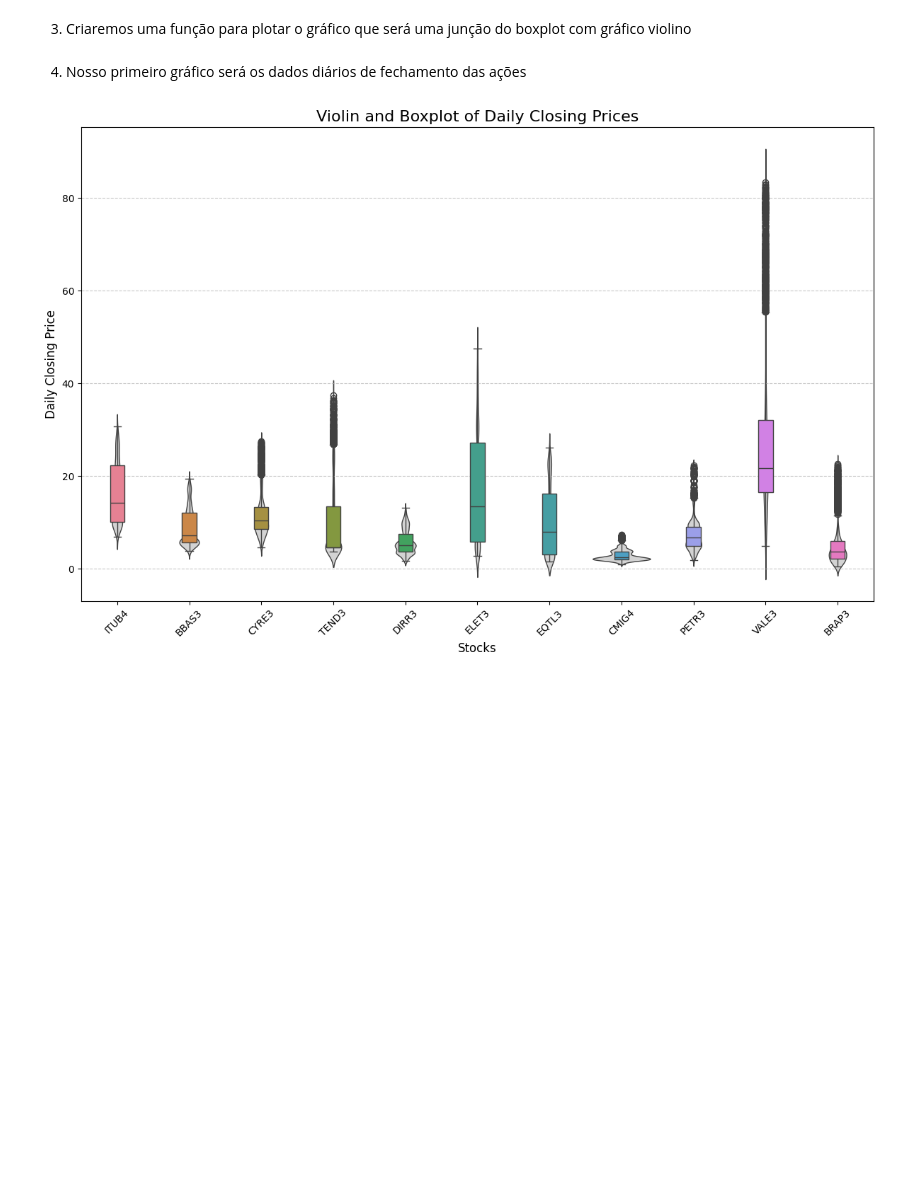
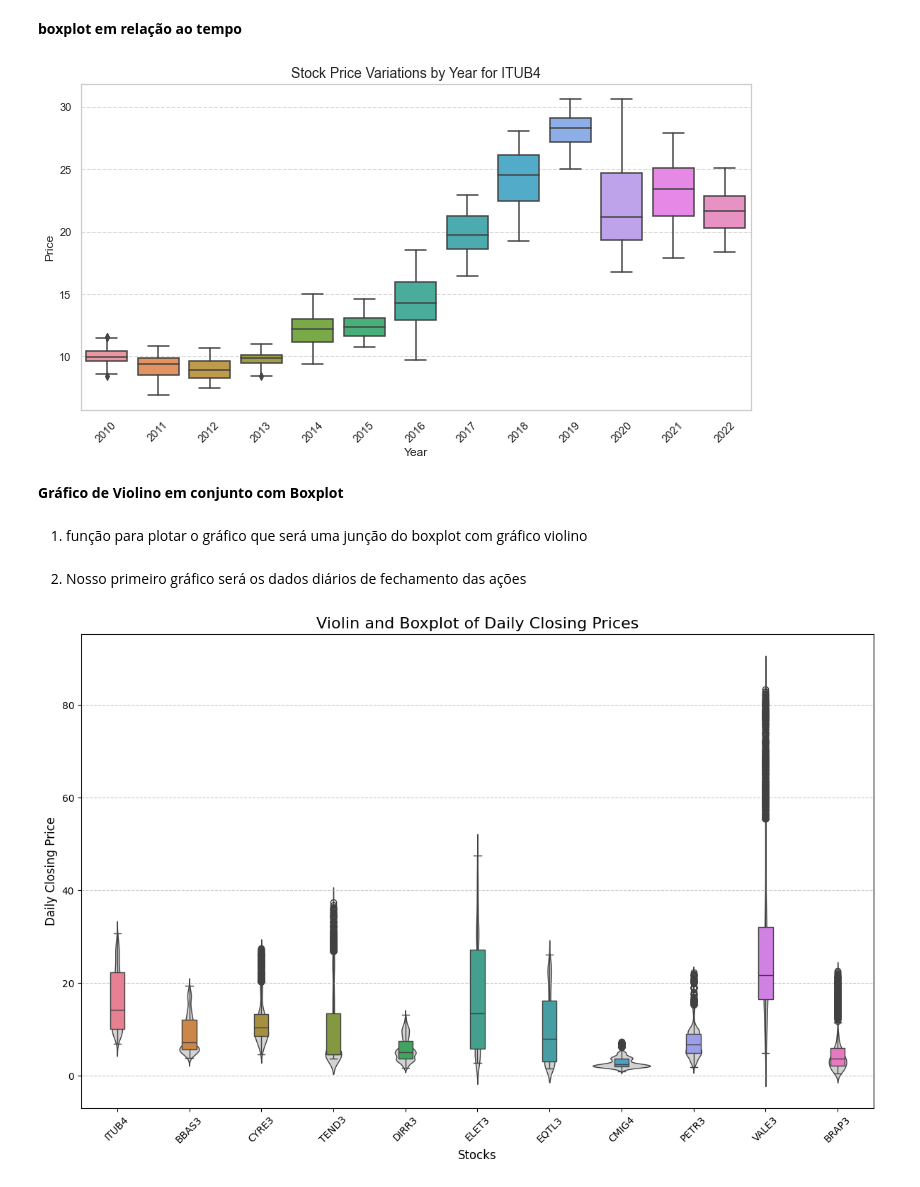
Before and after one commit to diogobrasil/analises-tcc-cripto, a Jupyter notebook: main/classes/Visualization/b3_analysis_charts/distrbuitions.ipynb, the cells around one changed output. Drawn from its saved outputs; the diff is of its cells as text; code cells hidden in the pictures; blank space fills up the shorter version.

```diff
--- a/main/classes/Visualization/b3_analysis_charts/analysis_boxplot_violin_chart.ipynb
+++ b/main/classes/Visualization/b3_analysis_charts/distrbuitions.ipynb
@@ -20,5 +42,27 @@ acoes_data.set_index('Date', inplace=True)
+# %% [markdown]
+**boxplot em relação ao tempo**
+# %%
+import seaborn as sns
+
+# Function to create a boxplot for a specific stock using seaborn
+def create_seaborn_boxplot(data, stock_column, title_prefix="Price Variations"):
+    plt.figure(figsize=(12, 6))
+    sns.boxplot(data=data, x='Year', y=stock_column)
+    plt.title(f'{title_prefix} by Year for {stock_column}', fontsize=14)
+    plt.xlabel('Year', fontsize=12)
+    plt.ylabel('Price', fontsize=12)
+    plt.xticks(rotation=45)
+    plt.grid(axis='y', linestyle='--', alpha=0.7)
+    plt.show()
+
+# Example: Boxplot for 'ITUB4' using seaborn
+create_seaborn_boxplot(acoes_data, 'ITUB4', "Stock Price Variations")
+# %% [output]
+[figure, added]
+# %% [markdown]
+**Gráfico de Violino em conjunto com Boxplot**
 # %% [markdown]
-3. Criaremos uma função para plotar o gráfico que será uma junção do boxplot com gráfico violino
+1. função para plotar o gráfico que será uma junção do boxplot com gráfico violino
 # %%
 # Função para criar gráficos de violino com boxplot
 # Recebe os dados, o título do gráfico e o rótulo do eixo y
@@ -34,7 +78,7 @@ def plot_violin_boxplot(data, title, ylabel):
     plt.tight_layout()  # Ajustar layout
     plt.show()
 # %% [markdown]
-4. Nosso primeiro gráfico será os dados diários de fechamento das ações
+2. Nosso primeiro gráfico será os dados diários de fechamento das ações
 # %%
 # Gerar gráficos para granularidade diária
 plot_violin_boxplot(acoes_data,
```
Also changed, not shown: parts of 8 cells of this notebook, 3 other files.
